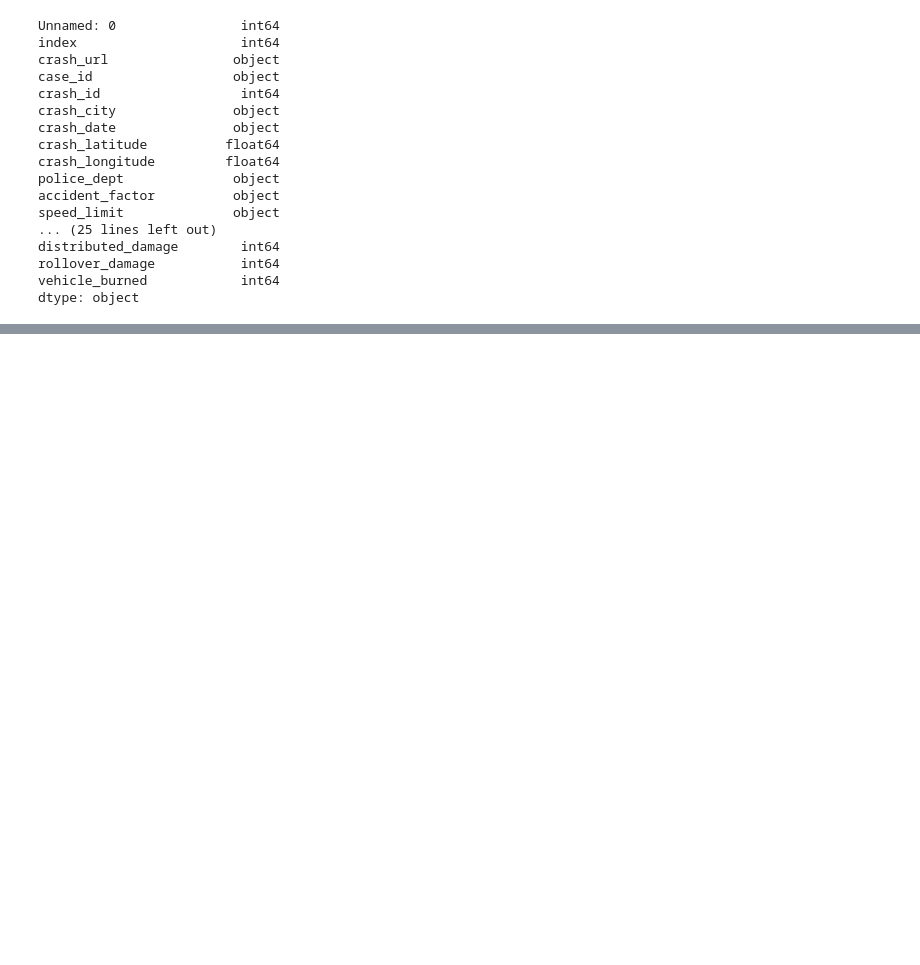
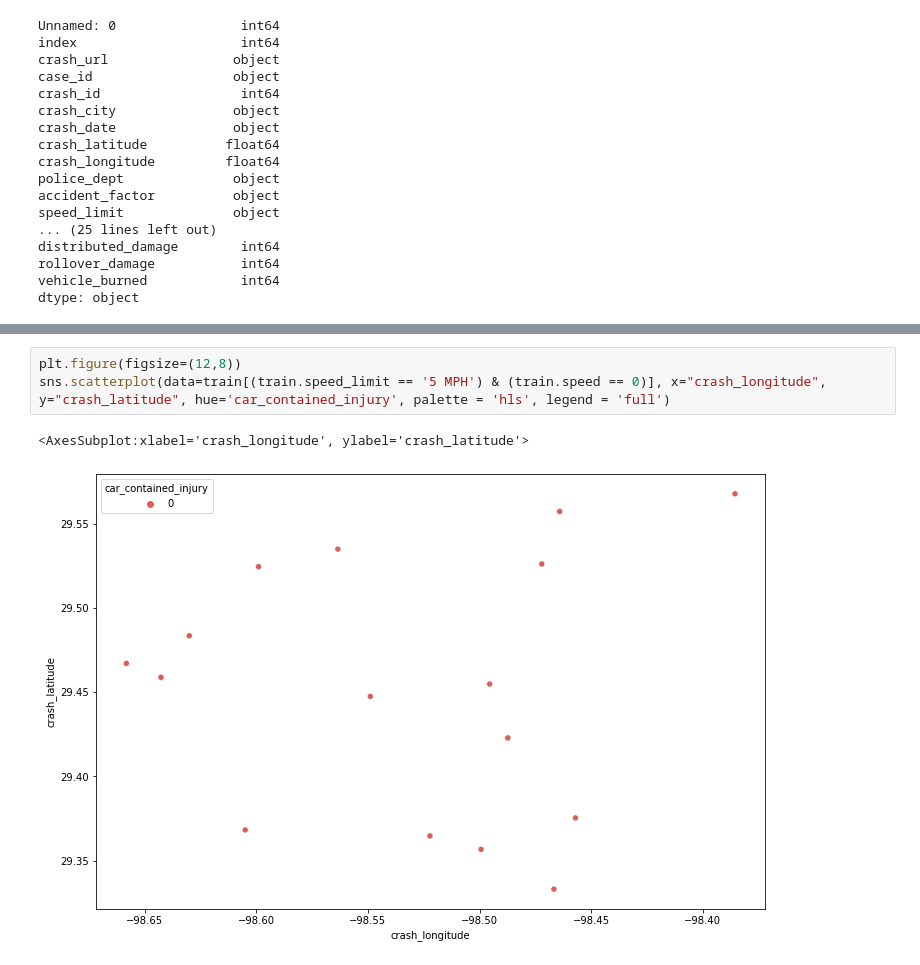
Before and after one commit to RAXR-Capstone/project_danger_zone, a Jupyter notebook: work_space/AnnaWorkspace/anna_scratchbook.ipynb, the cells around one changed output, grey strips where cells are left out. Drawn from its saved outputs; the diff is of its cells as text; blank space fills up the shorter version.

```diff
--- a/work_space/AnnaWorkspace/anna_scratchbook.ipynb
+++ b/work_space/AnnaWorkspace/anna_scratchbook.ipynb
@@ -237,0 +258,6 @@ sns.scatterplot(data=df, x="crash_longitude", y="crash_latitude", hue='car_conta
+# %%
+plt.figure(figsize=(12,8))
+sns.scatterplot(data=train[(train.speed_limit == '5 MPH') & (train.speed == 0)], x="crash_longitude", y="crash_latitude", hue='car_contained_injury', palette = 'hls', legend = 'full')
+# %% [output]
+<AxesSubplot:xlabel='crash_longitude', ylabel='crash_latitude'>
+[figure, added]
```
Also changed, not shown: parts of 15 cells of this notebook.
